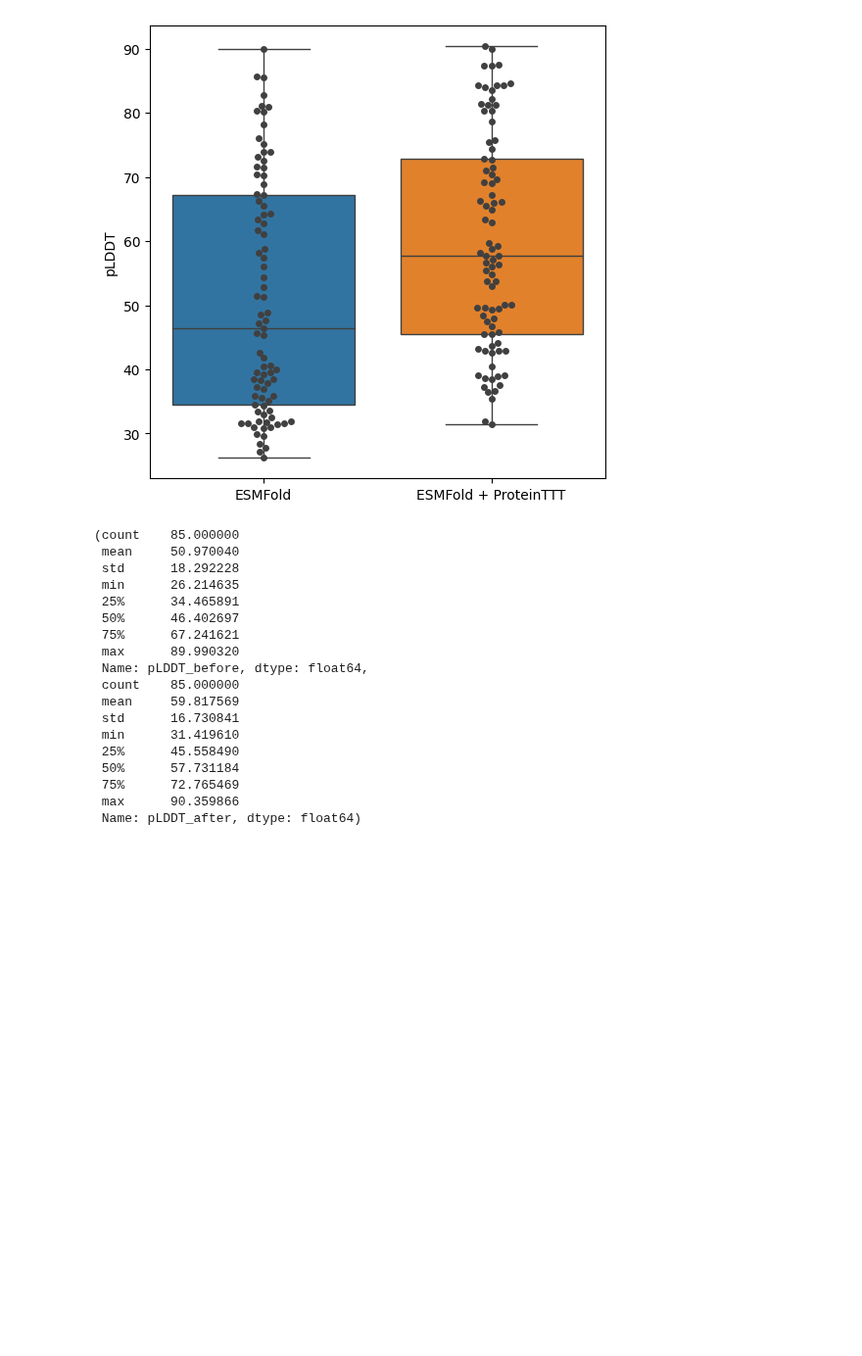
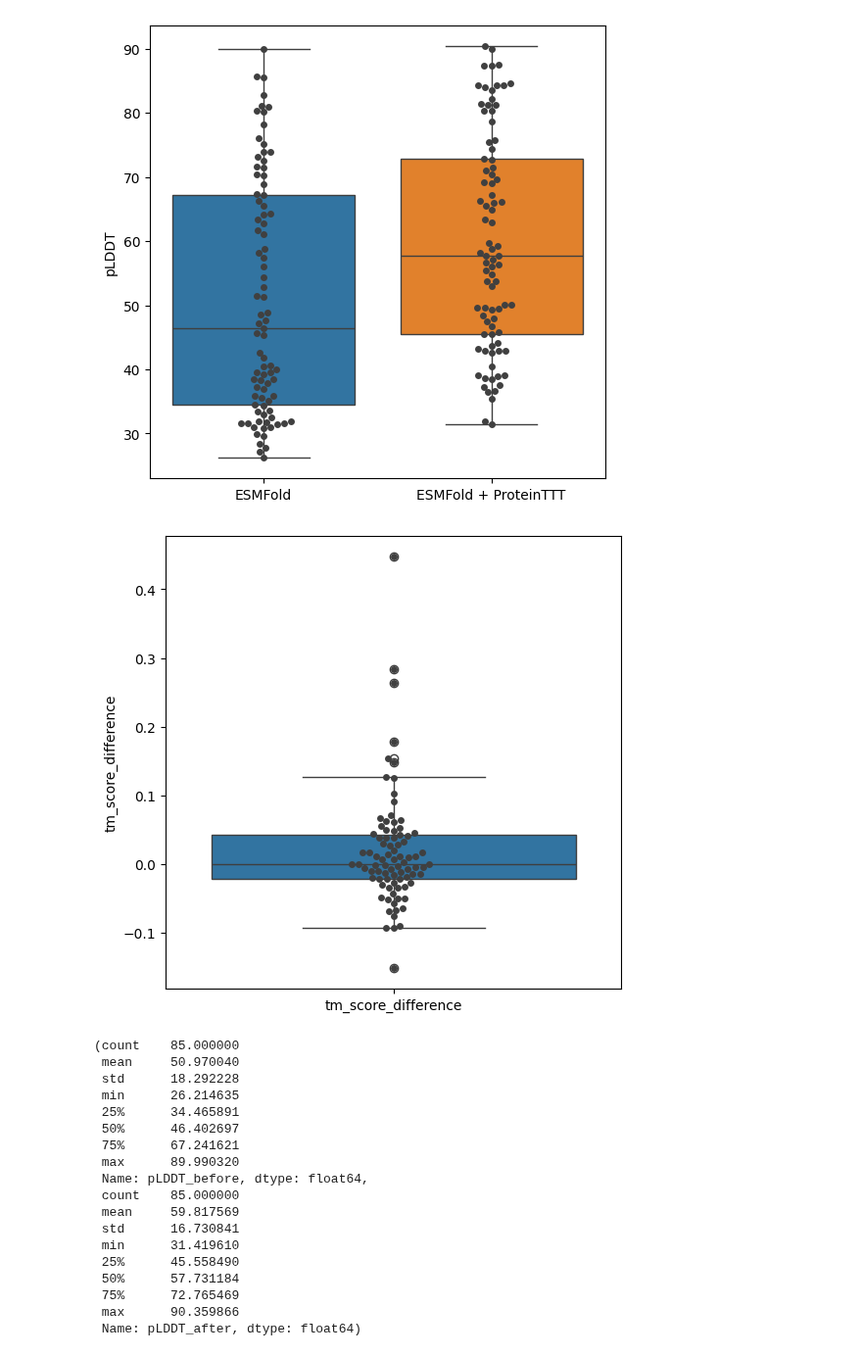
Before and after one commit to pimenol/ProteinTTT, a Jupyter notebook: notebooks/Bfvd.ipynb, the cells around one changed output. Shown at 98% size. Saved outputs shown, nothing was run; the diff lists cells and outputs as text; code cells hidden in the pictures; blank space fills up the shorter version.

```diff
--- a/notebooks/Bfvd.ipynb
+++ b/notebooks/Bfvd.ipynb
@@ -173,6 +248,15 @@ plt.xticks([0, 1], ['ESMFold', 'ESMFold + ProteinTTT'])
 plt.show()
 # %% [output]
 [figure]
+# %%
+plt.figure(figsize=(6, 6))
+sns.boxplot(data=sub_df[['tm_score_difference']])
+sns.swarmplot(data=sub_df[['tm_score_difference']], color=".25")
+plt.ylabel('tm_score_difference')
+# plt.xticks([0, 1], ['tm_score_difference'])
+plt.show()
+# %% [output]
+[figure, added]
 # %%
 sub_df.pLDDT_before.describe(), sub_df.pLDDT_after.describe()
 # %% [output]
```
Also changed, not shown: parts of 12 cells of this notebook.
